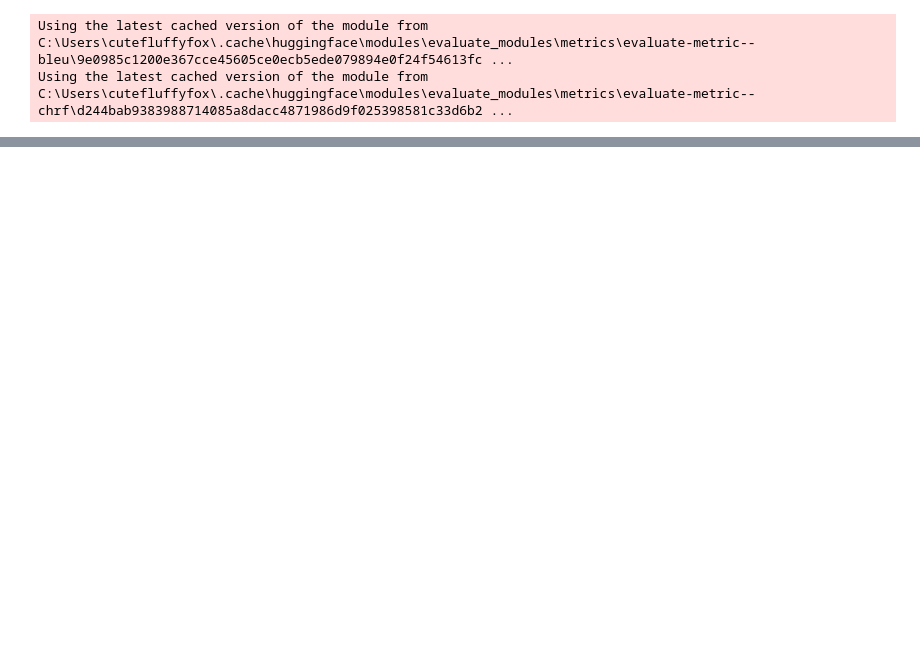
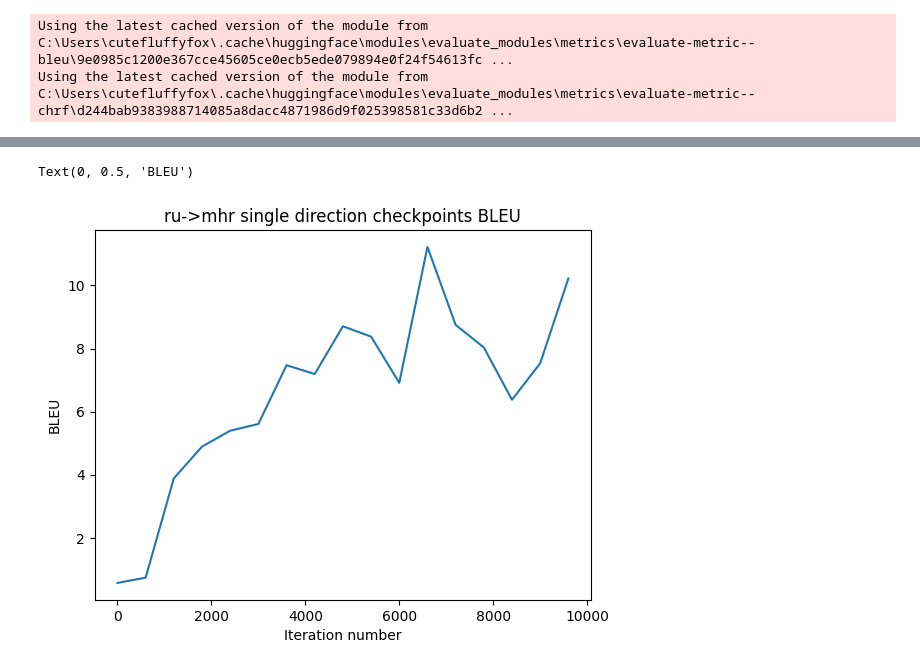
Before and after one commit to cutefluffyfox/MT-vocab-tuning, a Jupyter notebook: notebooks/eval_trained.ipynb, the cells around one changed output, grey strips where cells are left out. Drawn from its saved outputs; the diff is of its cells as text; code cells hidden in the pictures; blank space fills up the shorter version.

```diff
--- a/notebooks/eval_trained.ipynb
+++ b/notebooks/eval_trained.ipynb
@@ -308,0 +327,10 @@ chrf : 43.9034846960344
+# %%
+import matplotlib.pyplot as plt
+
+plt.plot(graph['indexes'], graph['BLEU'], label="Training Loss")
+plt.title('ru->mhr single direction checkpoints BLEU')
+plt.xlabel("Iteration number")
+plt.ylabel("BLEU")
+# %% [output]
+Text(0, 0.5, 'BLEU')
+[figure, added]
```
Also changed, not shown: parts of 3 cells of this notebook, 2 other files.
